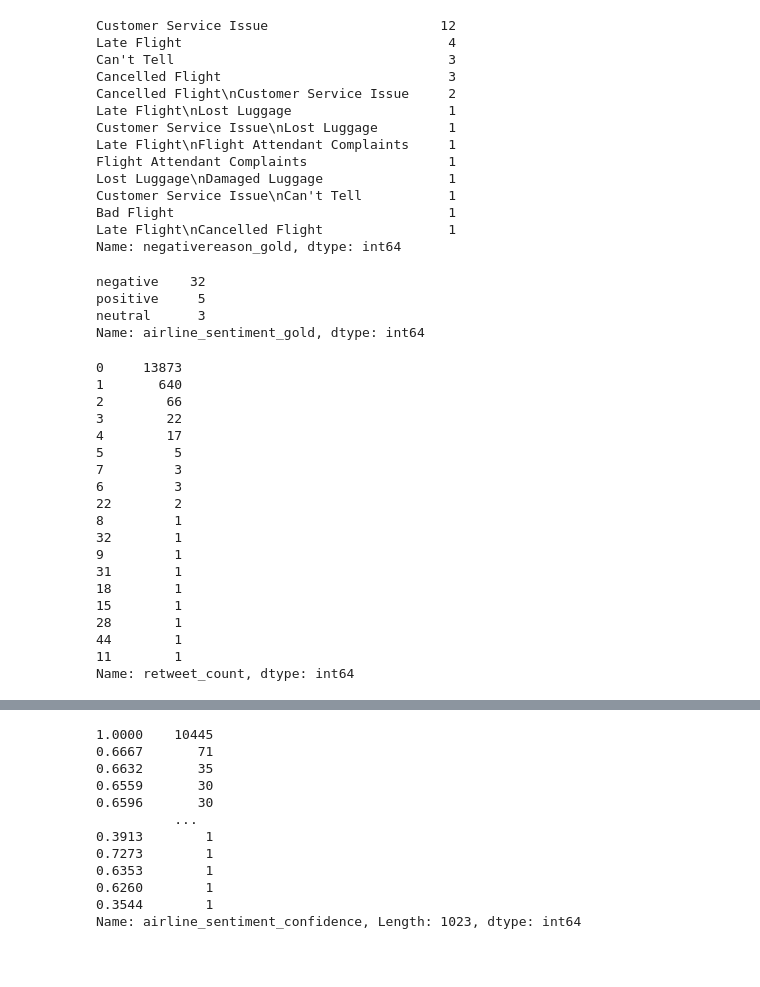
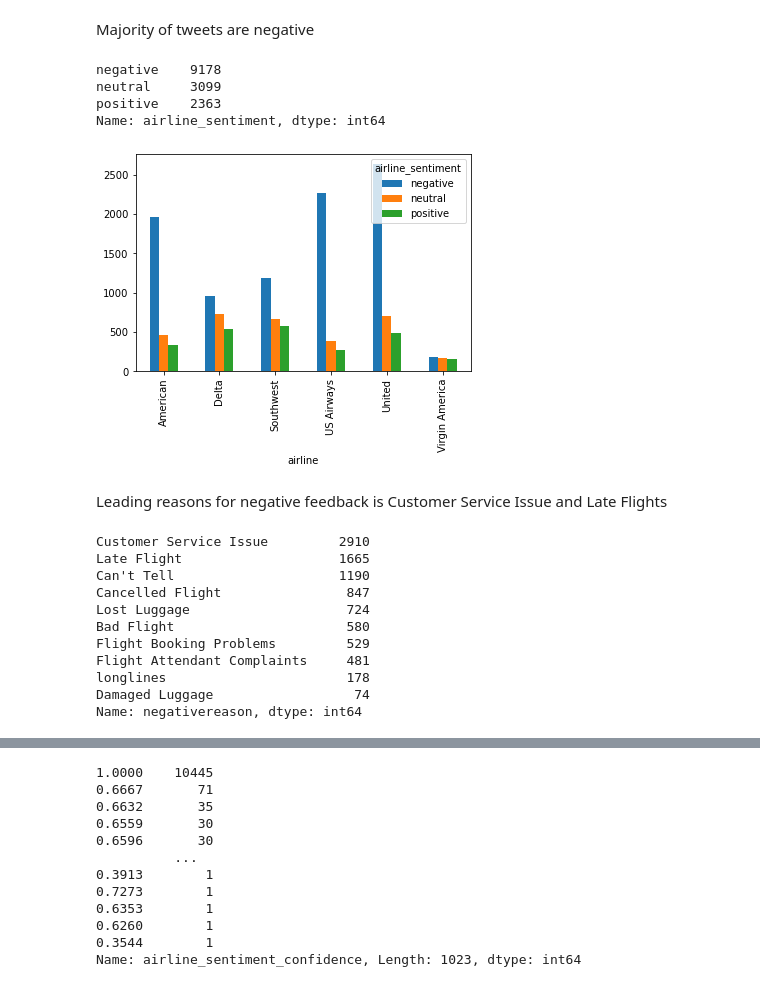
Before and after one commit to feelgd777/nlp_tweets, a Jupyter notebook: data_cleaning.ipynb, the cells around one changed output, grey strips where cells are left out. Cells and saved outputs as stored; diff of their text form; code cells hidden in the pictures; blank space fills up the shorter version.

```diff
--- a/data_cleaning.ipynb
+++ b/data_cleaning.ipynb
@@ -58,46 +91,30 @@ dtype: int64
+# %% [markdown]
+Majority of tweets are negative
 # %%
-tweets['negativereason_gold'].value_counts()
+tweets.airline_sentiment.value_counts()
 # %% [output]
-Customer Service Issue                      12
-Late Flight                                  4
-Can't Tell                                   3
-Cancelled Flight                             3
-Cancelled Flight\nCustomer Service Issue     2
-Late Flight\nLost Luggage                    1
-Customer Service Issue\nLost Luggage         1
-Late Flight\nFlight Attendant Complaints     1
-Flight Attendant Complaints                  1
-Lost Luggage\nDamaged Luggage                1
-Customer Service Issue\nCan't Tell           1
-Bad Flight                                   1
-Late Flight\nCancelled Flight                1
-Name: negativereason_gold, dtype: int64
+negative    9178
+neutral     3099
+positive    2363
+Name: airline_sentiment, dtype: int64
+# %%
+sentiments = (tweets.groupby(['airline', 'airline_sentiment']).airline_sentiment.count().unstack())
+sentiments.plot(kind='bar');
+# %% [output]
+[figure, added]
+# %% [markdown]
+Leading reasons for negative feedback is Customer Service Issue and Late Flights
 # %%
-tweets['airline_sentiment_gold'].value_counts()
+tweets['negativereason'].value_counts()
 # %% [output]
-negative    32
-positive     5
-neutral      3
-Name: airline_sentiment_gold, dtype: int64
+Customer Service Issue         2910
+Late Flight                    1665
+Can't Tell                     1190
+Cancelled Flight                847
+Lost Luggage                    724
+Bad Flight                      580
+Flight Booking Problems         529
+Flight Attendant Complaints     481
+longlines                       178
+Damaged Luggage                  74
+Name: negativereason, dtype: int64
-# %%
-tweets['retweet_count'].value_counts()
-# %% [output]
-0     13873
-1       640
-2        66
-3        22
-4        17
-5         5
-7         3
-6         3
-22        2
-8         1
-32        1
-9         1
-31        1
-18        1
-15        1
-28        1
-44        1
-11        1
-Name: retweet_count, dtype: int64
```
Also changed, not shown: parts of 161 cells of this notebook.
